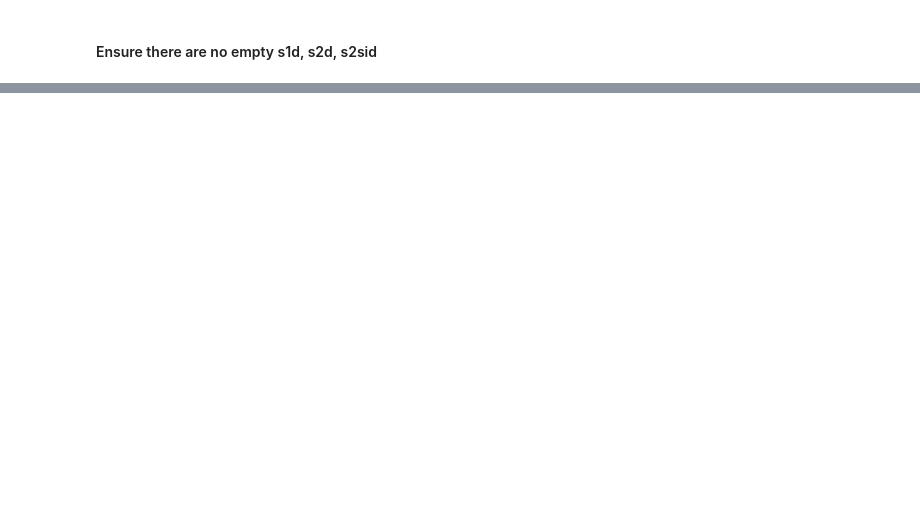
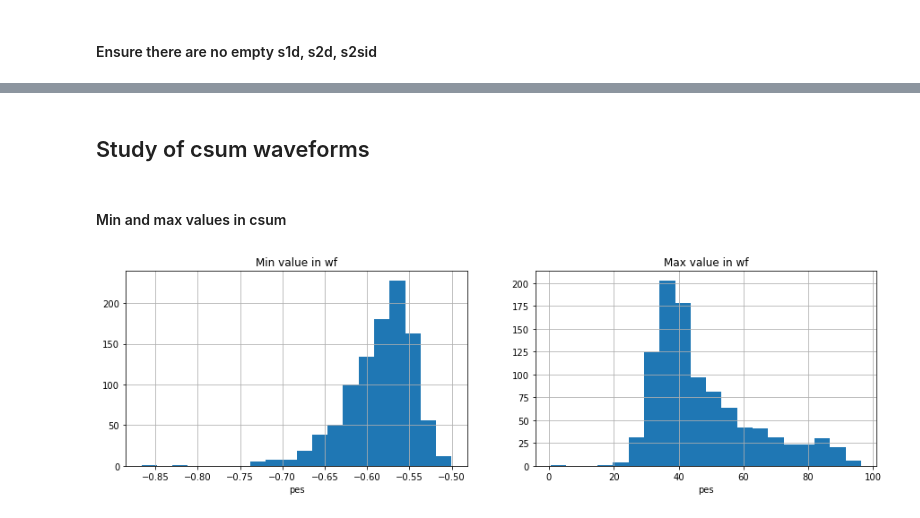
Before and after one commit to abotas/ICARO, a Jupyter notebook: icaro/reco/irene-prod-stat.ipynb, the cells around one changed output, grey strips where cells are left out. Saved outputs shown, nothing was run; the diff lists cells and outputs as text; code cells hidden in the pictures; blank space fills up the shorter version.

```diff
--- a/icaro/reco/irene-prod-stat.ipynb
+++ b/icaro/reco/irene-prod-stat.ipynb
@@ -66,8 +79,0 @@ First let's look at a couple events individually.
-# %%
-n_sample_events = 9
-ev_sample = []
-with tb.open_file(rwf_path, 'r+') as f_rwfs:
-    ev_sample = np.random.choice(events[1:-1], size=n_sample_events-2, replace=False)
-    ev_sample = np.append(np.insert(ev_sample, events[0], 0), events[-1])
-    ev_sample.sort()
-    rwf_sample = f_rwfs.root.RD.pmtrwf[:][ev_sample]
@@ -97,0 +82,11 @@ Look at some waveforms / S1s / S2s / S2Sis
+# %%
+# initialize irene
+PATH_IN  = os.path.join(rwf_path)
+PATH_OUT = os.path.join('electrons_40keV_z250_CWF.h5')
+conf     = configure(('dummy ' + conf_path).split()).as_dict
+conf.update(dict(run_number = 0,
+                 filesin    = PATH_IN,
+                 file_out   = PATH_OUT,
+                 nmax       = 100000,
+                 **unpack_s12params(s12params())))
+irene = Irene(**conf)
@@ -97,0 +126,28 @@ Look at some waveforms / S1s / S2s / S2Sis
+# %% [markdown]
+## Study of csum waveforms
+# %%
+CSUMs, _ = calibrated_waveforms(sample_events(1000, rwf_path), irene, rwf_path, sipms=False)
+# %%
+def compare_pos_neg_hist(arrs, titles, log=False, normed=False, xlabel='pes'):
+    plt.figure(figsize=(15,4))
+    subplot=121
+    for h, title in zip(arrs, titles):
+        plt.subplot(subplot)
+        plt.hist(h, normed=normed, bins=20)
+        plt.grid(True)
+        plt.title(title)
+        if log: plt.yscale('log')
+        plt.xlabel(xlabel)
+        subplot+=1
+    plt.show()
+# %% [markdown]
+#### Min and max values in csum
+# %%
+MIN = []
+MAX = []
+for fpmt in CSUMs.values():
+    MIN.append(fpmt.min())
+    MAX.append(fpmt.max())
+compare_pos_neg_hist([MIN,MAX], ['Min value in wf', 'Max value in wf'], log=False)
+# %% [output]
+[figure, added]
```
Also changed, not shown: parts of 33 cells of this notebook.
